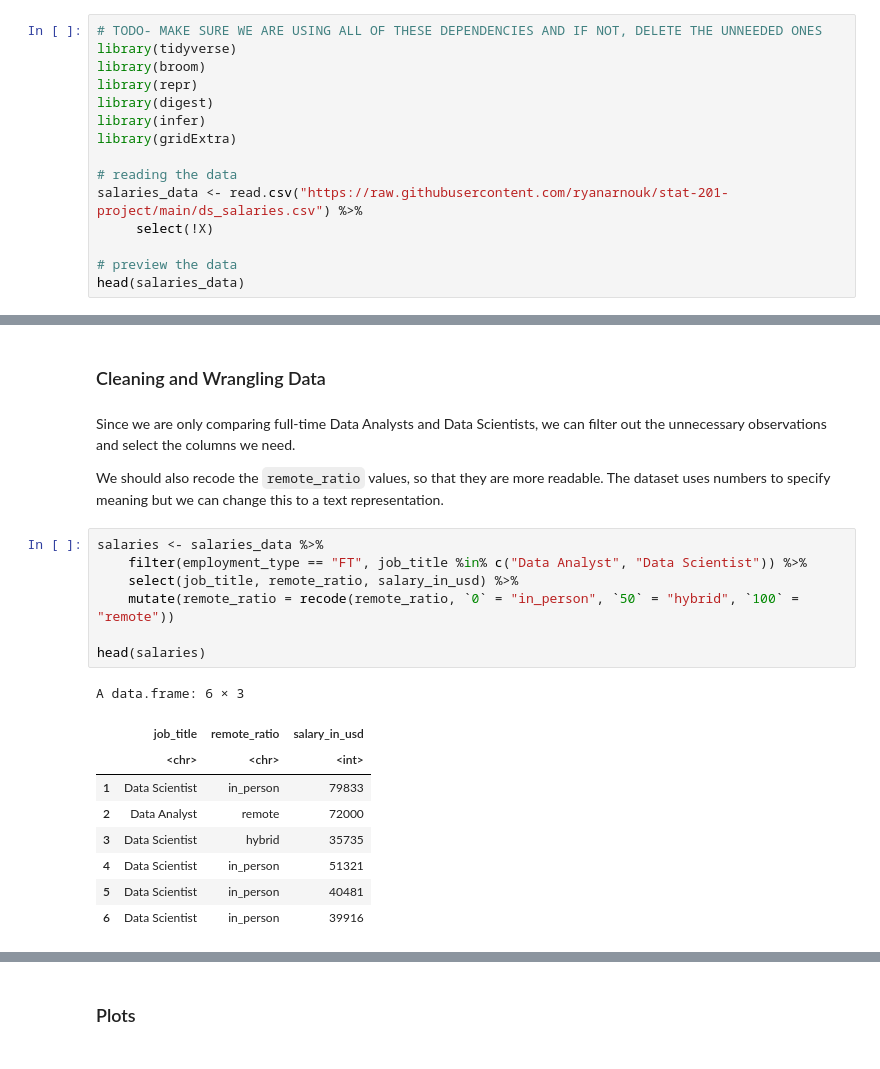
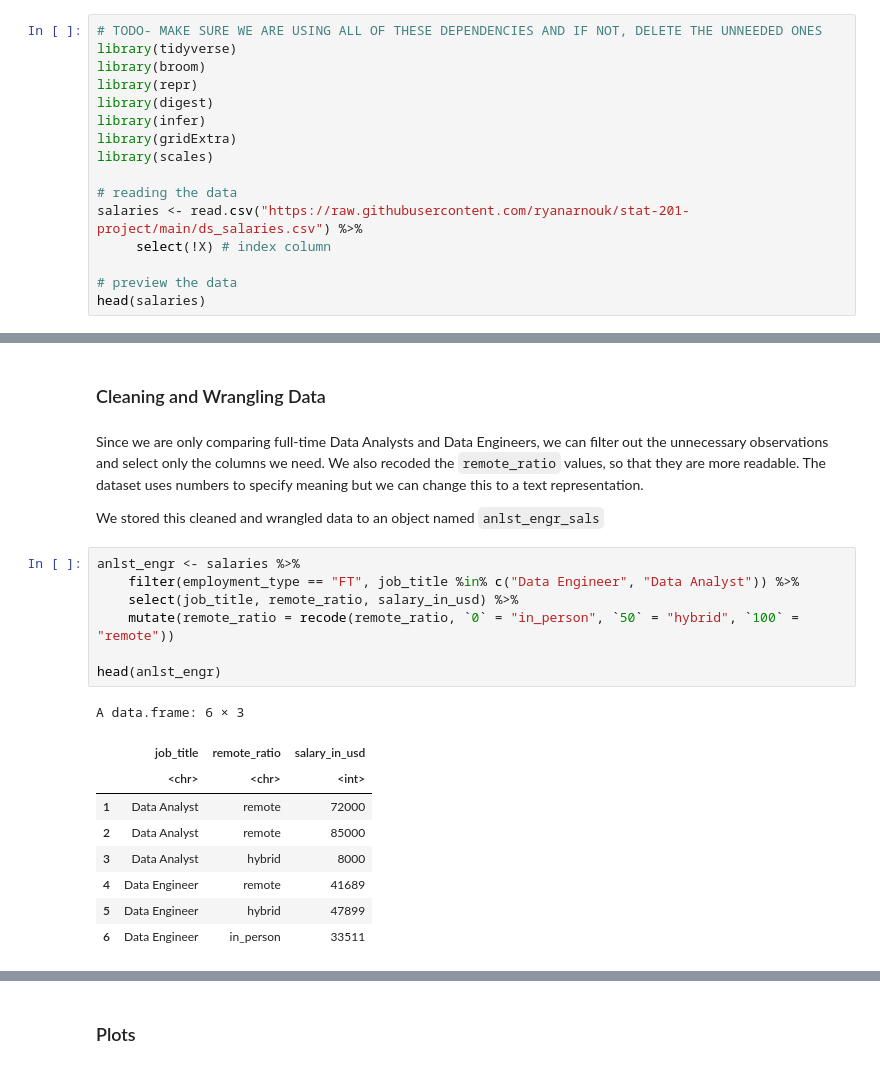
Before and after one commit to AmyChen354/stat-201-project, a Jupyter notebook: proposal.ipynb, the cells around one changed output, grey strips where cells are left out. Drawn from its saved outputs; the diff is of its cells as text.

````diff
--- a/proposal.ipynb
+++ b/proposal.ipynb
@@ -33,11 +31,12 @@ library(repr)
 library(digest)
 library(infer)
 library(gridExtra)
+library(scales)
 
 # reading the data
-salaries_data <- read.csv("https://raw.githubusercontent.com/ryanarnouk/stat-201-project/main/ds_salaries.csv") %>%
-     select(!X)
+salaries <- read.csv("https://raw.githubusercontent.com/ryanarnouk/stat-201-project/main/ds_salaries.csv") %>%
+     select(!X) # index column
 
 # preview the data
-head(salaries_data)
+head(salaries)
 # %% [output]
@@ -68,23 +52,23 @@ A data.frame: 6 × 11
 # %% [markdown]
 ### Cleaning and Wrangling Data
 # %% [markdown]
-Since we are only comparing full-time Data Analysts and Data Scientists, we can filter out the unnecessary observations and select the columns we need.
+Since we are only comparing full-time Data Analysts and Data Engineers, we can filter out the unnecessary observations and select only the columns we need. We also recoded the ```remote_ratio``` values, so that they are more readable. The dataset uses numbers to specify meaning but we can change this to a text representation.
 
-We should also recode the ```remote_ratio``` values, so that they are more readable. The dataset uses numbers to specify meaning but we can change this to a text representation.
+We stored this cleaned and wrangled data to an object named ```anlst_engr_sals```
 # %%
-salaries <- salaries_data %>%
-    filter(employment_type == "FT", job_title %in% c("Data Analyst", "Data Scientist")) %>%
+anlst_engr <- salaries %>%
+    filter(employment_type == "FT", job_title %in% c("Data Engineer", "Data Analyst")) %>%
     select(job_title, remote_ratio, salary_in_usd) %>%
     mutate(remote_ratio = recode(remote_ratio, `0` = "in_person", `50` = "hybrid", `100` = "remote"))
 
-head(salaries)
+head(anlst_engr)
 # %% [output]
 A data.frame: 6 × 3
 |  | job_title | remote_ratio | salary_in_usd |
 |  | <chr> | <chr> | <int> |
-| 1 | Data Scientist | in_person | 79833 |
-| 2 | Data Analyst | remote | 72000 |
-| 3 | Data Scientist | hybrid | 35735 |
-| 4 | Data Scientist | in_person | 51321 |
-| 5 | Data Scientist | in_person | 40481 |
-| 6 | Data Scientist | in_person | 39916 |
+| 1 | Data Analyst | remote | 72000 |
+| 2 | Data Analyst | remote | 85000 |
+| 3 | Data Analyst | hybrid | 8000 |
+| 4 | Data Engineer | remote | 41689 |
+| 5 | Data Engineer | hybrid | 47899 |
+| 6 | Data Engineer | in_person | 33511 |
````
Also changed, not shown: parts of 13 cells of this notebook.
